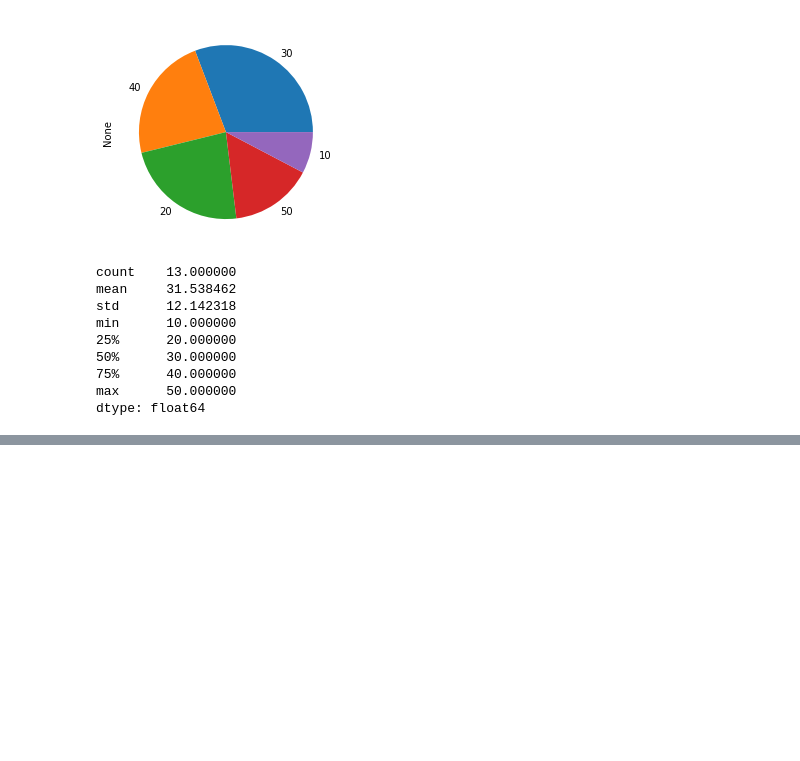
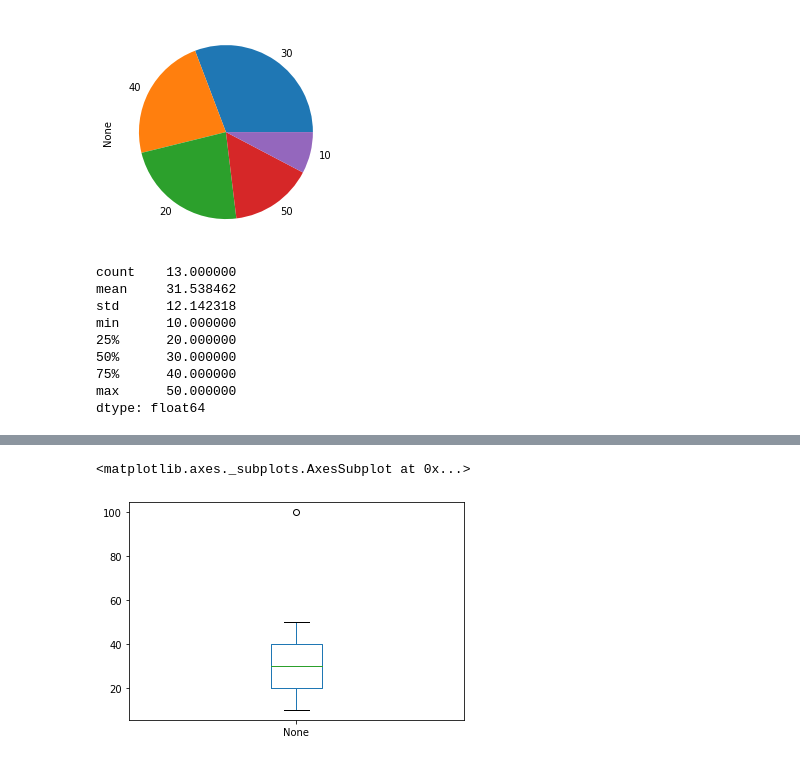
Before and after one commit to consmith2/cisco-2020-june, a Jupyter notebook: Cisco 2020 June 23.ipynb, the cells around one changed output, grey strips where cells are left out. Cells and saved outputs as stored; diff of their text form; code cells hidden in the pictures; blank space fills up the shorter version.

```diff
--- a/Cisco 2020 June 23.ipynb
+++ b/Cisco 2020 June 23.ipynb
@@ -370,0 +394,2 @@ dtype: float64
+# %%
+s.loc[12] = 100
@@ -370,0 +413,5 @@ dtype: float64
+# %%
+s.plot.box()
+# %% [output]
+<matplotlib.axes._subplots.AxesSubplot at 0x...>
+[figure, added]
```
Also changed, not shown: parts of 4 cells of this notebook.
